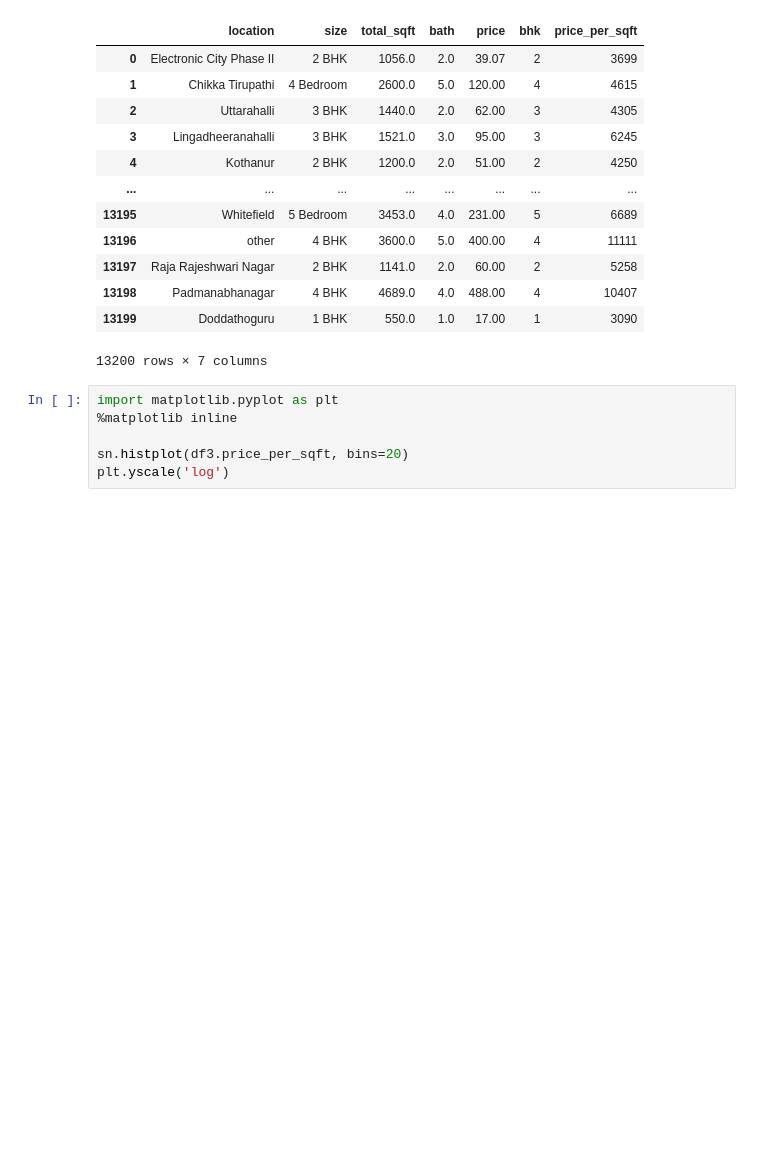
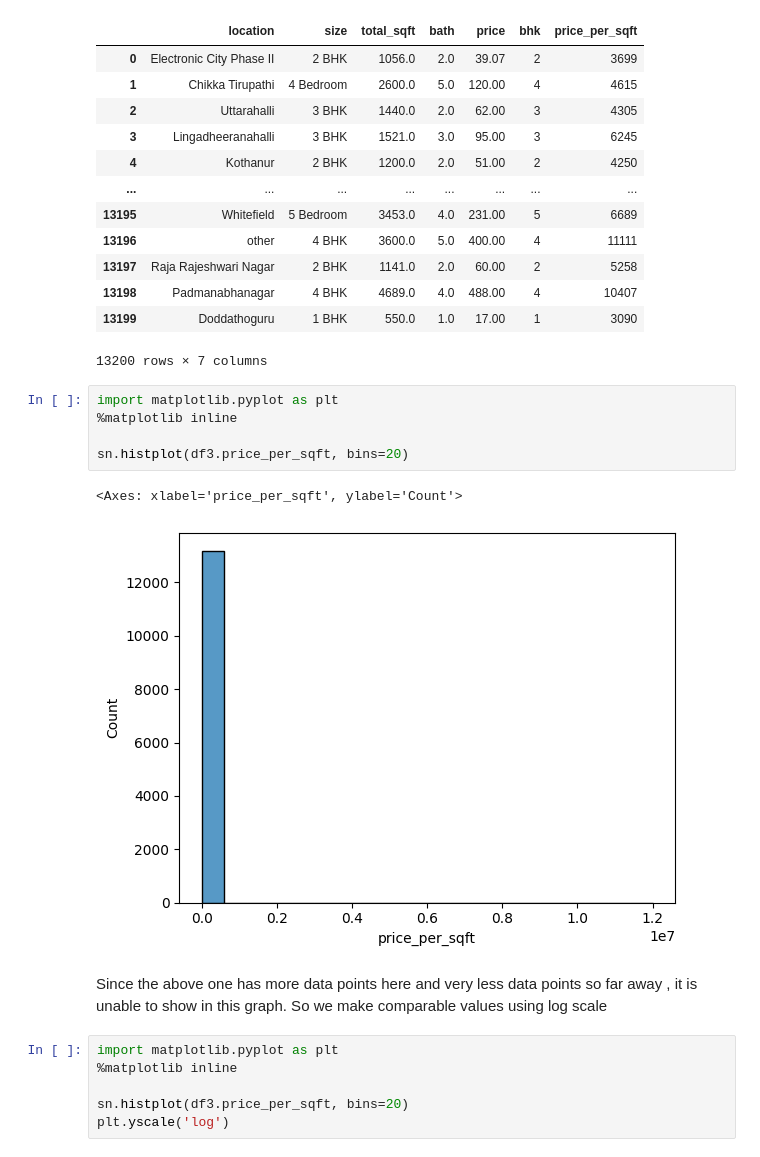
Before and after one commit to tanujathota/mathstatpythoncode, a Jupyter notebook: mathstat(pythoncode).ipynb, the cells around one changed output. Saved outputs shown, nothing was run; the diff lists cells and outputs as text; blank space fills up the shorter version.

```diff
--- a/mathstat(pythoncode).ipynb
+++ b/mathstat(pythoncode).ipynb
@@ -172,6 +178,17 @@ df3
 | 13198 | Padmanabhanagar | 4 BHK | 4689.0 | 4.0 | 488.00 | 4 | 10407 |
 | 13199 | Doddathoguru | 1 BHK | 550.0 | 1.0 | 17.00 | 1 | 3090 |
 13200 rows × 7 columns
+# %%
+import matplotlib.pyplot as plt
+%matplotlib inline
+
+sn.histplot(df3.price_per_sqft, bins=20)
+# %% [output]
+<Axes: xlabel='price_per_sqft', ylabel='Count'>
+[figure, added]
+# %% [markdown]
+
+Since the above one has more data points here and very less data points so far away , it is unable to show in this graph. So we make comparable values using log scale
 # %%
 import matplotlib.pyplot as plt
 %matplotlib inline
```
Also changed, not shown: parts of 4 cells of this notebook.
